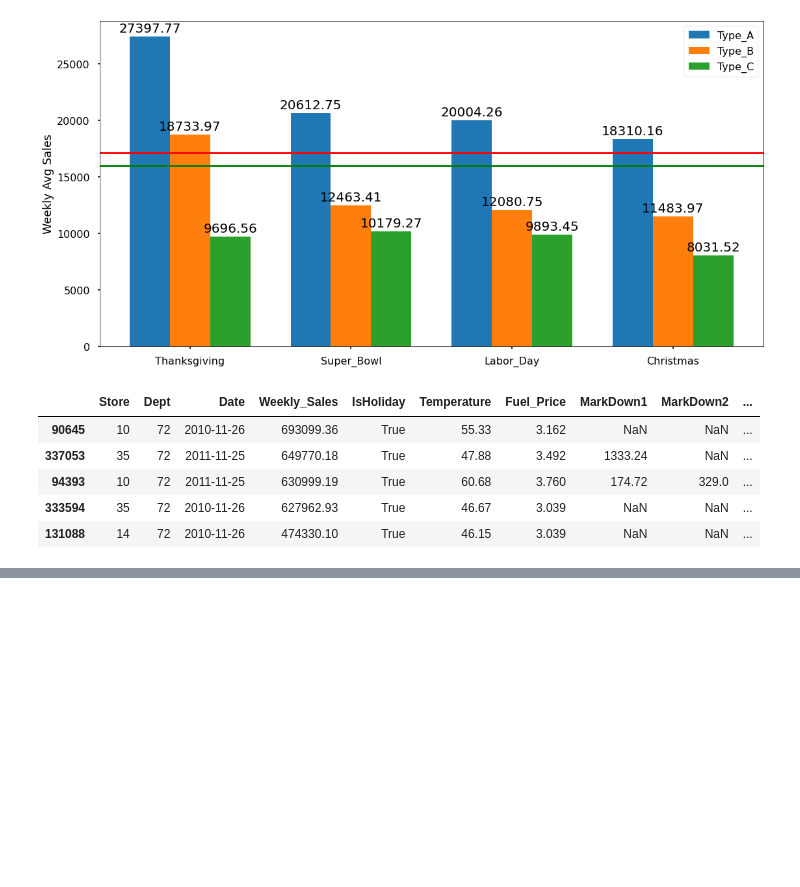
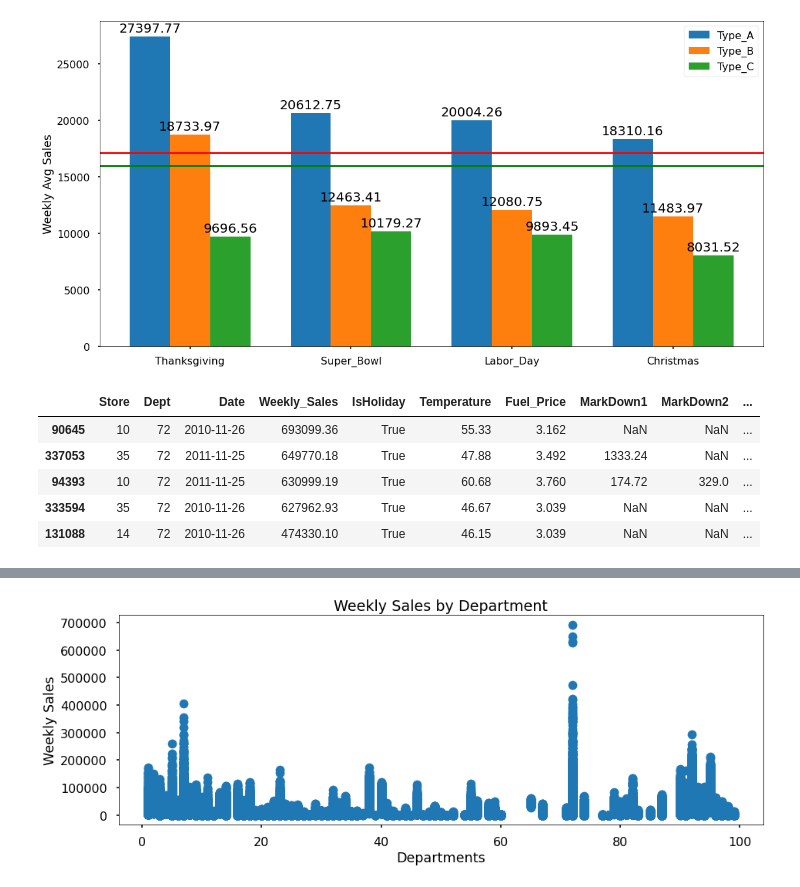
Before and after one commit to abideen-olawuwo/walmart-sales-forcast, a Jupyter notebook: walmart.ipynb, the cells around one changed output, grey strips where cells are left out. Saved outputs shown, nothing was run; the diff lists cells and outputs as text; code cells hidden in the pictures; blank space fills up the shorter version.

```diff
--- a/walmart.ipynb
+++ b/walmart.ipynb
@@ -351,0 +377,2 @@ df.sort_values(by='Weekly_Sales',ascending=False).head(5)
+# %%
+df = df.fillna(0)
@@ -351,0 +399,12 @@ df.sort_values(by='Weekly_Sales',ascending=False).head(5)
+# %%
+## Weekly Sales Per Department
+x = df['Dept']
+y = df['Weekly_Sales']
+plt.figure(figsize=(15,5))
+plt.title('Weekly Sales by Department')
+plt.xlabel('Departments')
+plt.ylabel('Weekly Sales')
+plt.scatter(x,y)
+plt.show()
+# %% [output]
+[figure, added]
```
Also changed, not shown: parts of 5 cells of this notebook.
